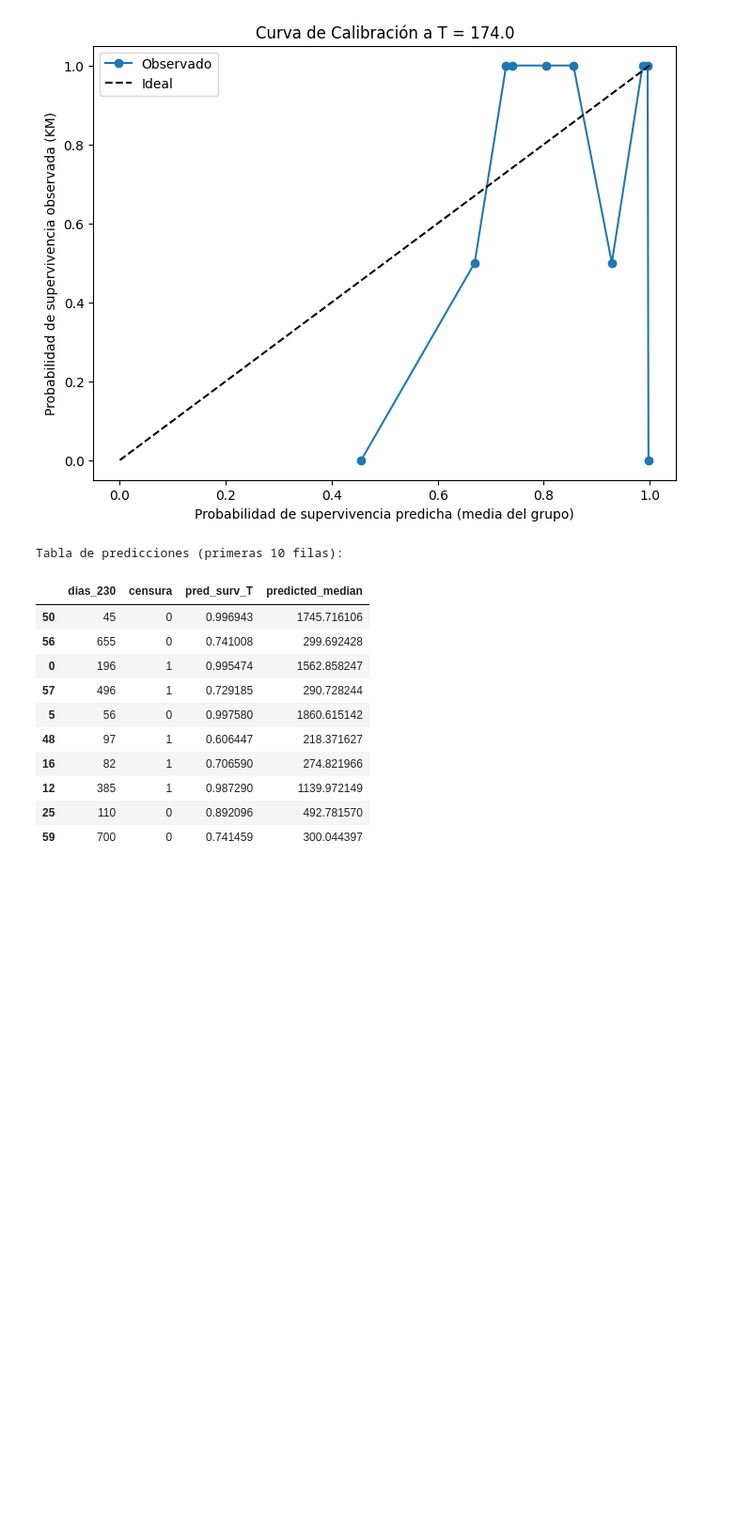
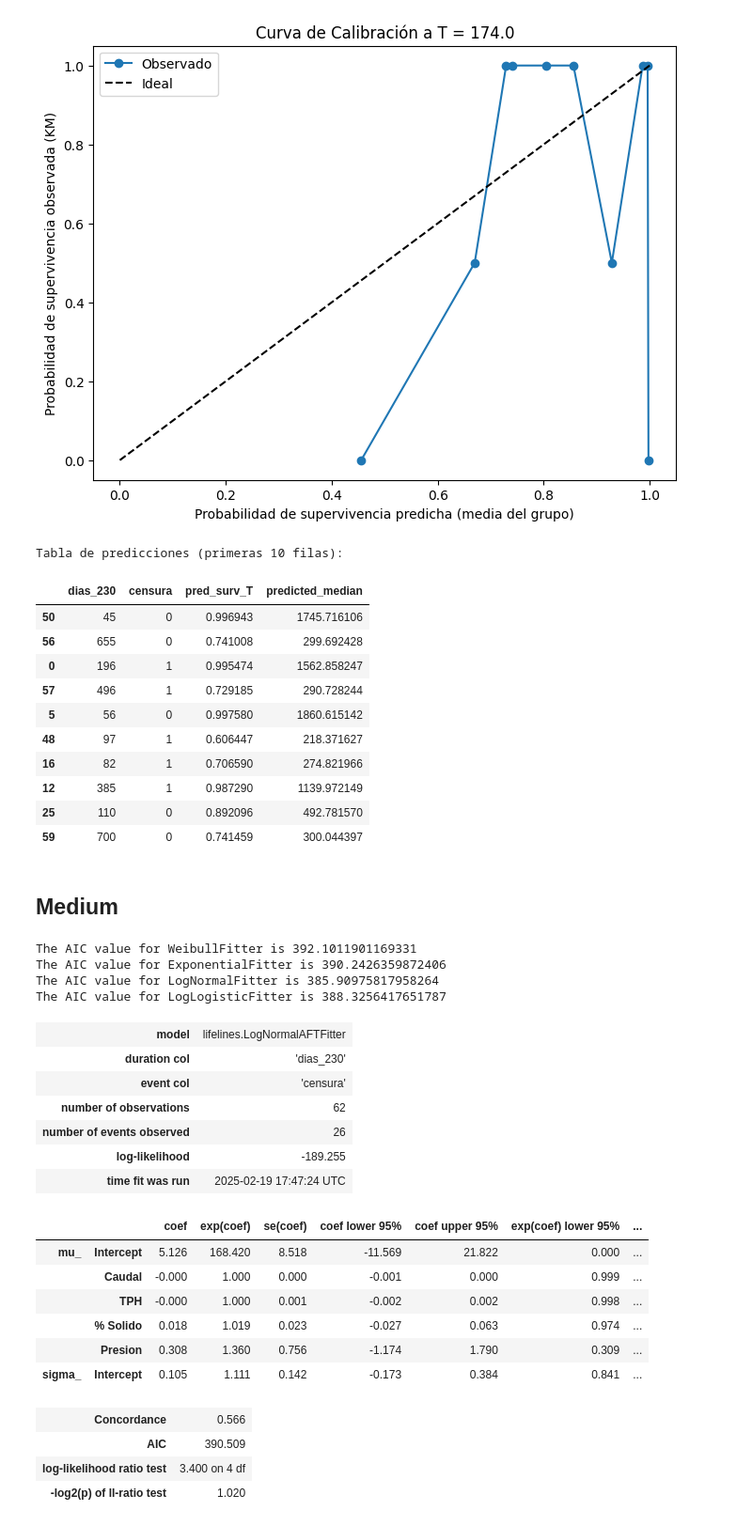
Before and after one commit to fvaldes17/SA, a Jupyter notebook: Modelos/AFT_implementation.ipynb, the cells around one changed output. Shown at 94% size. Cells and saved outputs as stored; diff of their text form; code cells hidden in the pictures; blank space fills up the shorter version.

```diff
--- a/Modelos/AFT_implementation.ipynb
+++ b/Modelos/AFT_implementation.ipynb
@@ -424,3 +424,49 @@ Tabla de predicciones (primeras 10 filas):
 | 12 | 385 | 1 | 0.987290 | 1139.972149 |
 | 25 | 110 | 0 | 0.892096 | 492.781570 |
 | 59 | 700 | 0 | 0.741459 | 300.044397 |
+# %% [markdown]
+## Medium
+# %%
+from lifelines import WeibullFitter,\
+                      ExponentialFitter,\
+                      LogNormalFitter,\
+                      LogLogisticFitter
+# Instantiate each fitter
+wb = WeibullFitter()
+ex = ExponentialFitter()
+log = LogNormalFitter()
+loglogis = LogLogisticFitter()
+# Fit to data
+for model in [wb, ex, log, loglogis]:
+    model.fit(durations = data["dias_230"], event_observed = data["censura"])
+    # Print AIC
+    print("The AIC value for", model.__class__.__name__, "is",  model.AIC_)
+# %% [output]
+The AIC value for WeibullFitter is 392.1011901169331
+The AIC value for ExponentialFitter is 390.2426359872406
+The AIC value for LogNormalFitter is 385.90975817958264
+The AIC value for LogLogisticFitter is 388.3256417651787
+# %%
+from lifelines import LogNormalAFTFitter
+lognorm_aft = LogNormalAFTFitter()
+lognorm_aft.fit(data, duration_col='dias_230', event_col='censura', formula="Caudal + TPH + `% Solido` + Presion")
+lognorm_aft.print_summary(3)
+# %% [output]
+| model | lifelines.LogNormalAFTFitter |
+| duration col | 'dias_230' |
+| event col | 'censura' |
+| number of observations | 62 |
+| number of events observed | 26 |
+| log-likelihood | -189.255 |
+| time fit was run | 2025-02-19 17:47:24 UTC |
+|  |  | coef | exp(coef) | se(coef) | coef lower 95% | coef upper 95% | exp(coef) lower 95% | ... |
+| mu_ | Intercept | 5.126 | 168.420 | 8.518 | -11.569 | 21.822 | 0.000 | ... |
+|  | Caudal | -0.000 | 1.000 | 0.000 | -0.001 | 0.000 | 0.999 | ... |
+|  | TPH | -0.000 | 1.000 | 0.001 | -0.002 | 0.002 | 0.998 | ... |
+|  | % Solido | 0.018 | 1.019 | 0.023 | -0.027 | 0.063 | 0.974 | ... |
+|  | Presion | 0.308 | 1.360 | 0.756 | -1.174 | 1.790 | 0.309 | ... |
+| sigma_ | Intercept | 0.105 | 1.111 | 0.142 | -0.173 | 0.384 | 0.841 | ... |
+| Concordance | 0.566 |
+| AIC | 390.509 |
+| log-likelihood ratio test | 3.400 on 4 df |
+| -log2(p) of ll-ratio test | 1.020 |
```
Also changed, not shown: parts of 3 cells of this notebook, 4 other files.
